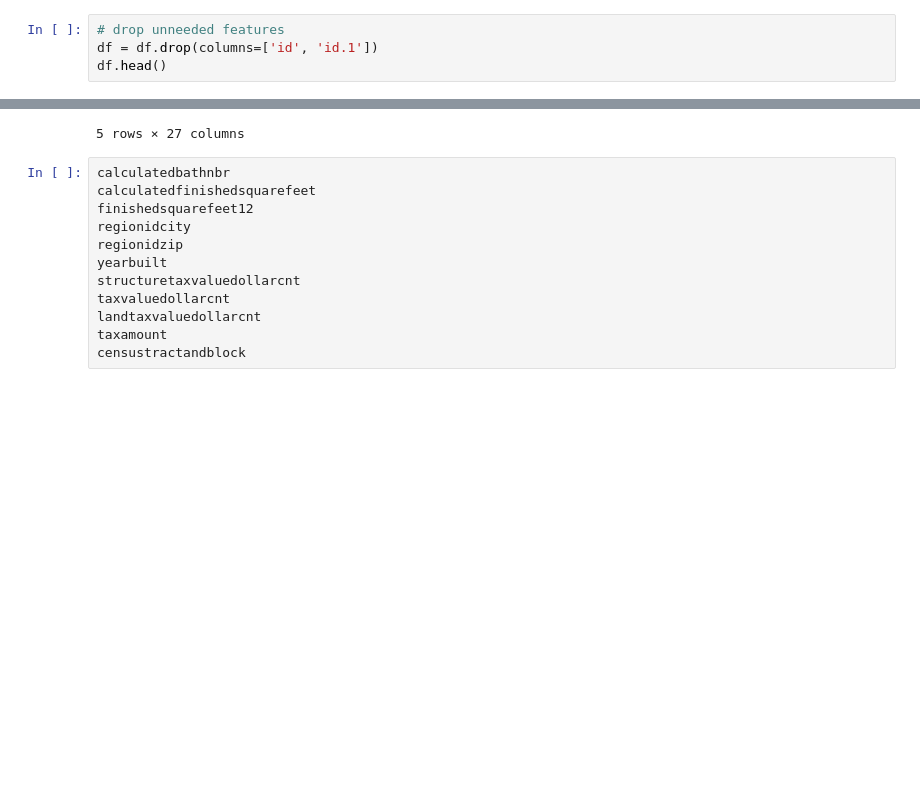
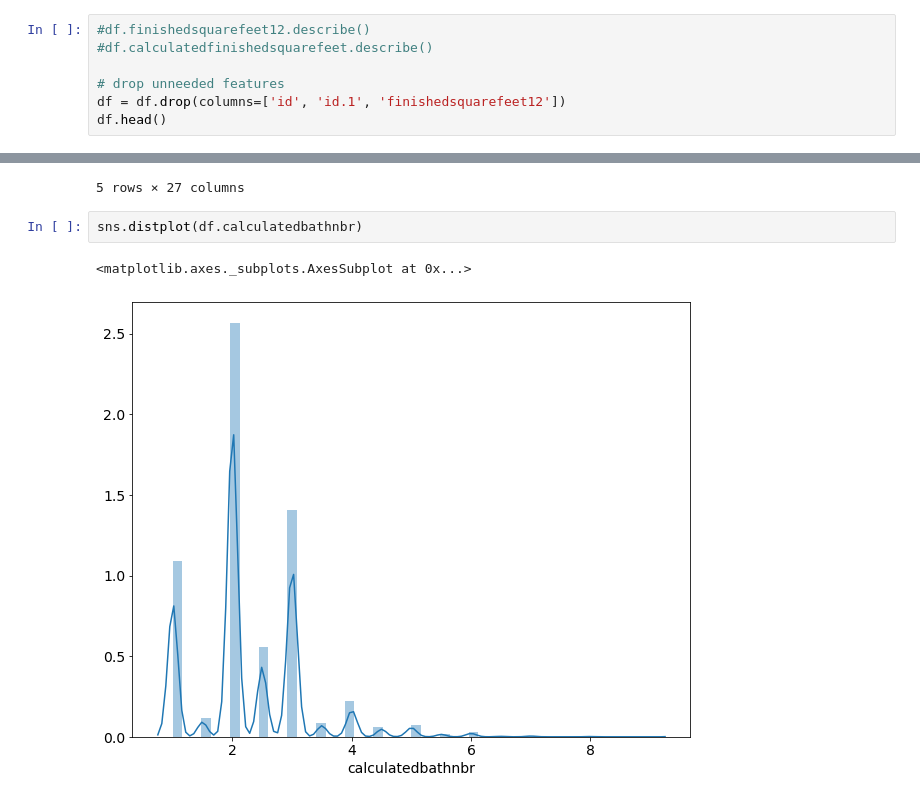
Before and after one commit to KwameTaylor/clustering-exercises, a Jupyter notebook: zillow.ipynb, the cells around one changed output, grey strips where cells are left out. Saved outputs shown, nothing was run; the diff lists cells and outputs as text; blank space fills up the shorter version.

```diff
--- a/zillow.ipynb
+++ b/zillow.ipynb
@@ -471,8 +473,11 @@ transactiondate                    0
 propertylandusedesc                0
 dtype: int64
 # %%
+#df.finishedsquarefeet12.describe()
+#df.calculatedfinishedsquarefeet.describe()
+
 # drop unneeded features
-df = df.drop(columns=['id', 'id.1'])
+df = df.drop(columns=['id', 'id.1', 'finishedsquarefeet12'])
 df.head()
 # %% [output]
 |  | parcelid | propertylandusetypeid | bathroomcnt | bedroomcnt | calculatedbathnbr | calculatedfinishedsquarefeet | ... |
@@ -482,15 +487,8 @@ df.head()
 | 3 | 12177905 | 261.00 | 3.00 | 4.00 | 3.00 | 2,376.00 | ... |
 | 4 | 10887214 | 266.00 | 3.00 | 3.00 | 3.00 | 1,312.00 | ... |
 5 rows × 27 columns
-# %%
-calculatedbathnbr
-calculatedfinishedsquarefeet
-finishedsquarefeet12
-regionidcity
-regionidzip
-yearbuilt
-structuretaxvaluedollarcnt
-taxvaluedollarcnt
-landtaxvaluedollarcnt
-taxamount
-censustractandblock
+# %%
+sns.distplot(df.calculatedbathnbr)
+# %% [output]
+<matplotlib.axes._subplots.AxesSubplot at 0x...>
+[figure, added]
```
Also changed, not shown: parts of 11 cells of this notebook.
